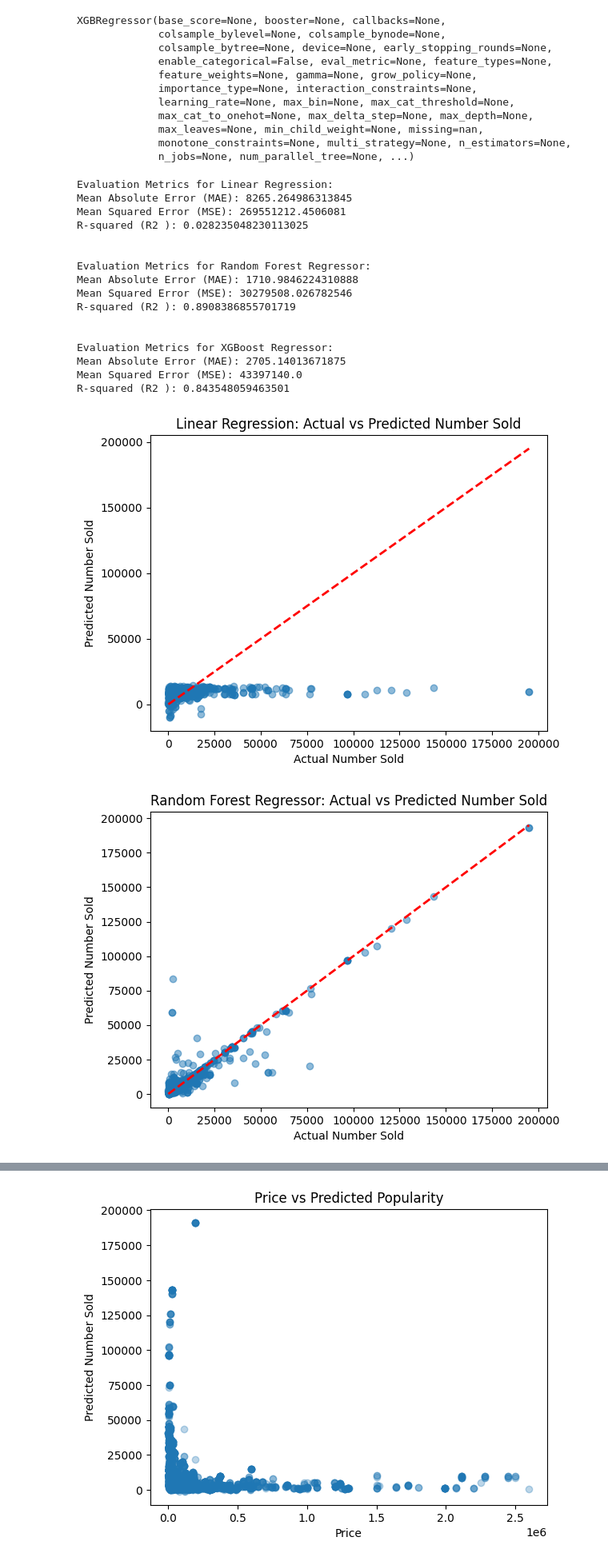
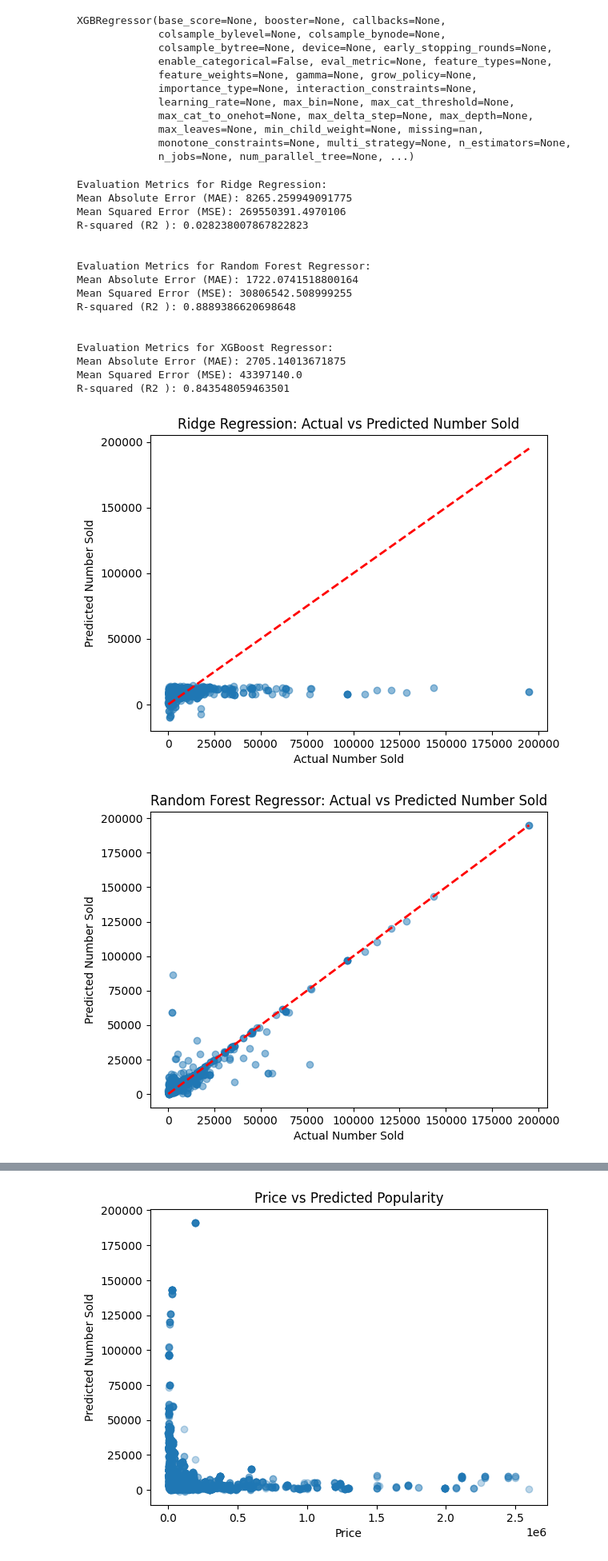
Before and after one commit to Barrizzz/Data-Science-ML, a Jupyter notebook: MLTesting.ipynb, the cells around one changed output, grey strips where cells are left out. Shown at 80% size. Cells and saved outputs as stored; diff of their text form; code cells hidden in the pictures.

```diff
--- a/MLTesting.ipynb
+++ b/MLTesting.ipynb
@@ -42,12 +42,12 @@ x_train, x_test, y_train, y_test = train_test_split(
     random_state=42
 )
 # %%
-LR = LinearRegression()
+RR = Ridge()
 RFR = RandomForestRegressor()
 XGB = XGBRegressor()
 # %% [markdown]
 TRAINING THE MACHINE LEARNING MODELS
 # %%
 # 1. Linear Regression
-LR.fit(x_train, y_train)
+RR.fit(x_train, y_train)
 # %% [output]
@@ -74,7 +74,7 @@ XGBRegressor(base_score=None, booster=None, callbacks=None,
              n_jobs=None, num_parallel_tree=None, ...)
 # %%
 # PREDICTIONS
-pred_lr  = LR.predict(x_test)
+pred_rr  = RR.predict(x_test)
 pred_rf  = RFR.predict(x_test)
 pred_xgb = XGB.predict(x_test)
 
@@ -90,20 +90,20 @@ def evaluate_model(y_true, y_pred, model_name):
     print(f"R-squared (R2 ): {r2}")
     print("\n")
 
-evaluate_model(y_test, pred_lr, "Linear Regression")
+evaluate_model(y_test, pred_rr, "Ridge Regression")
 evaluate_model(y_test, pred_rf, "Random Forest Regressor")
 evaluate_model(y_test, pred_xgb, "XGBoost Regressor")
 # %% [output]
-Evaluation Metrics for Linear Regression:
-Mean Absolute Error (MAE): 8265.264986313845
-Mean Squared Error (MSE): 269551212.4506081
-R-squared (R2 ): 0.028235048230113025
+Evaluation Metrics for Ridge Regression:
+Mean Absolute Error (MAE): 8265.259949091775
+Mean Squared Error (MSE): 269550391.4970106
+R-squared (R2 ): 0.028238007867822823
 
 
 Evaluation Metrics for Random Forest Regressor:
-Mean Absolute Error (MAE): 1710.9846224310888
-Mean Squared Error (MSE): 30279508.026782546
-R-squared (R2 ): 0.8908386855701719
+Mean Absolute Error (MAE): 1722.0741518800164
+Mean Squared Error (MSE): 30806542.508999255
+R-squared (R2 ): 0.8889386620698648
 
 
 Evaluation Metrics for XGBoost Regressor:
@@ -113,19 +113,19 @@ R-squared (R2 ): 0.843548059463501
 # %%
 # Actual prediction vs predicted plot for the best model
 def plot_actual_vs_predicted(y_test, y_pred, model_name):
     plt.scatter(y_test, y_pred, alpha=0.5)
     plt.xlabel("Actual Number Sold")
     plt.ylabel("Predicted Number Sold")
     plt.title(f"{model_name}: Actual vs Predicted Number Sold")
     plt.plot([y_test.min(), y_test.max()], [y_test.min(), y_test.max()], 'k--', lw=2, color='red')
     plt.show()
 
-plot_actual_vs_predicted(y_test, pred_lr, "Linear Regression")
+plot_actual_vs_predicted(y_test, pred_rr, "Ridge Regression")
 plot_actual_vs_predicted(y_test, pred_rf, "Random Forest Regressor")
 plot_actual_vs_predicted(y_test, pred_xgb, "XGBoost Regressor")
 # %% [output]
-[figure, old version]
+[figure, new version]
-[figure, old version]
+[figure, new version]
 [figure]
 # %%
 # Finding the optimal price ranges using the dataset, by plotting the prices vs predicted number sold
```
Also changed, not shown: parts of 3 cells of this notebook.
